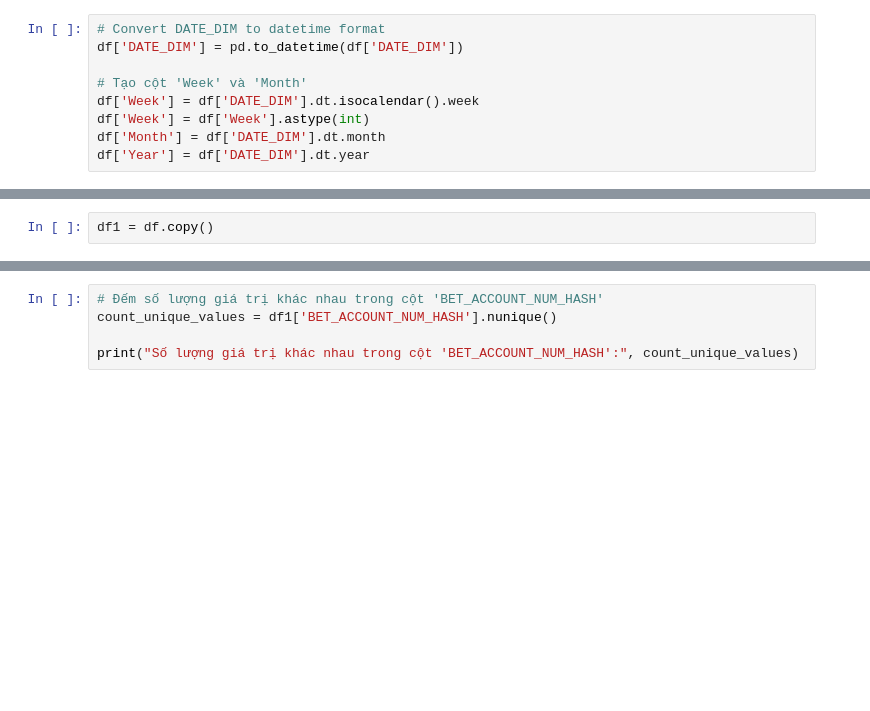
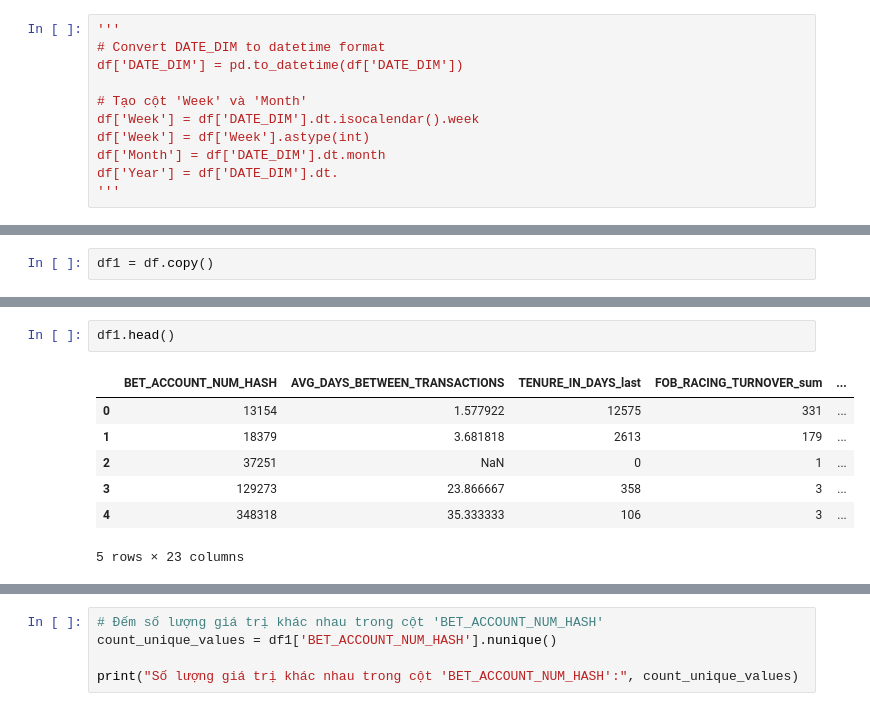
Before and after one commit to ThanhVo15/Competition, a Jupyter notebook: 2. Data Got Talent/2. Final Round/Code/GROSS_MARGIN_FORECAST.ipynb, the cells around one changed output, grey strips where cells are left out. Saved outputs shown, nothing was run; the diff lists cells and outputs as text; blank space fills up the shorter version.

```diff
--- a/2. Data Got Talent/2. Final Round/Code/GROSS_MARGIN_FORECAST.ipynb
+++ b/2. Data Got Talent/2. Final Round/Code/GROSS_MARGIN_FORECAST.ipynb
@@ -230,6 +230,7 @@ rows_removed
 # %% [markdown]
 ## 2.7 Dealing with Time Features
 # %%
+'''
 # Convert DATE_DIM to datetime format
 df['DATE_DIM'] = pd.to_datetime(df['DATE_DIM'])
 
@@ -237,7 +238,8 @@ df['DATE_DIM'] = pd.to_datetime(df['DATE_DIM'])
 df['Week'] = df['DATE_DIM'].dt.isocalendar().week
 df['Week'] = df['Week'].astype(int)
 df['Month'] = df['DATE_DIM'].dt.month
-df['Year'] = df['DATE_DIM'].dt.year
+df['Year'] = df['DATE_DIM'].dt.
+'''
 # %%
 df.head()
 # %% [output]
@@ -273,0 +337,10 @@ df1 = df.copy()
+# %%
+df1.head()
+# %% [output]
+|  | BET_ACCOUNT_NUM_HASH | AVG_DAYS_BETWEEN_TRANSACTIONS | TENURE_IN_DAYS_last | FOB_RACING_TURNOVER_sum | ... |
+| 0 | 13154 | 1.577922 | 12575 | 331 | ... |
+| 1 | 18379 | 3.681818 | 2613 | 179 | ... |
+| 2 | 37251 | NaN | 0 | 1 | ... |
+| 3 | 129273 | 23.866667 | 358 | 3 | ... |
+| 4 | 348318 | 35.333333 | 106 | 3 | ... |
+5 rows × 23 columns
```
Also changed, not shown: parts of 2 cells of this notebook.
